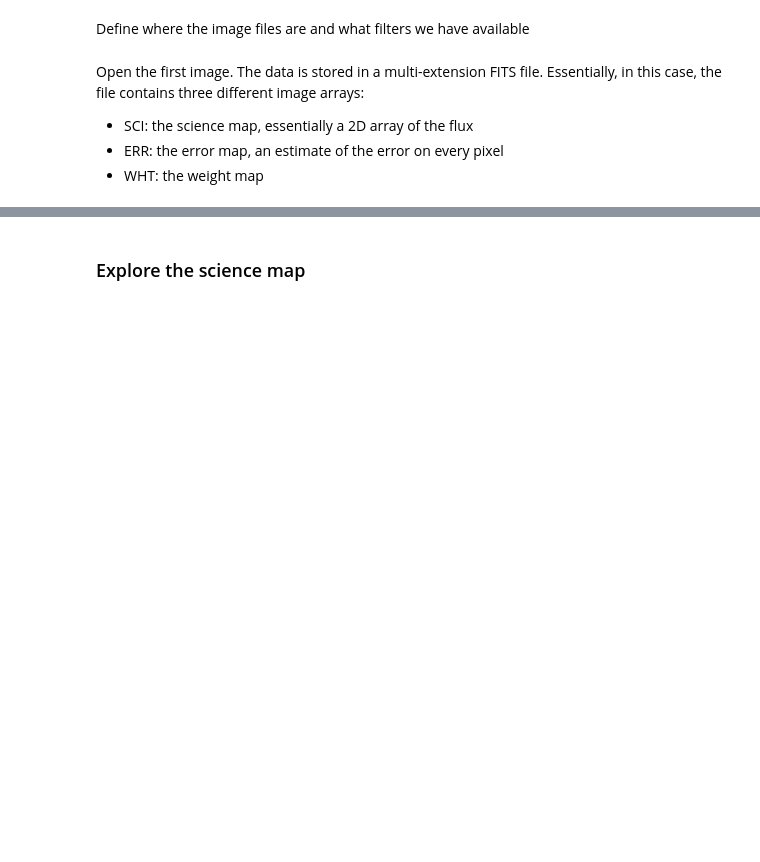
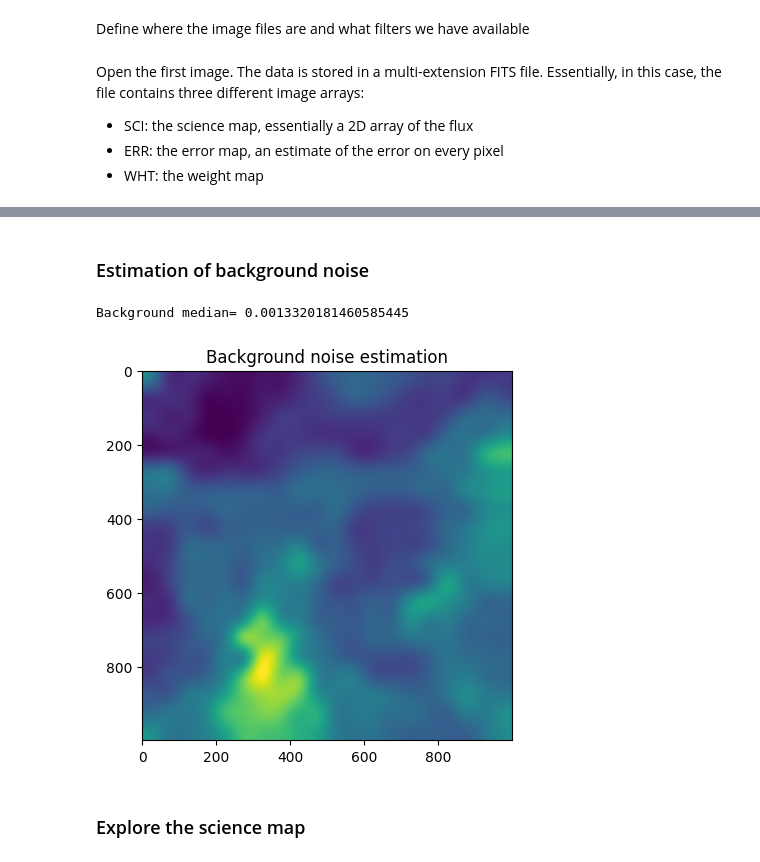
Before and after one commit to stephenmwilkins/jwst_imaging_workshop, a Jupyter notebook: workbooks/basic_image_analysis.ipynb, the cells around one changed output, grey strips where cells are left out. Drawn from its saved outputs; the diff is of its cells as text; code cells hidden in the pictures; blank space fills up the shorter version.

```diff
--- a/workbooks/basic_image_analysis.ipynb
+++ b/workbooks/basic_image_analysis.ipynb
@@ -42,3 +44,17 @@ No.    Name      Ver    Type      Cards   Dimensions   Format
+# %% [markdown]
+### Estimation of background noise
+# %%
+# grab the extension holding the science image
+hdu = hdul['SCI']
+bg_est=MedianBackground()
+sig_clip=SigmaClip(sigma=3.0)
+bg=Background2D(hdu.data,box_size=(50,50),filter_size=(3,3),bkg_estimator=bg_est,sigma_clip=sig_clip)
+plt.imshow(bg.background)
+plt.title("Background noise estimation")
+print("Background median=",bg.background_median)
+# %% [output]
+Background median= 0.0013320181460585445
+[figure, added]
 # %% [markdown]
 ### Explore the science map
 # %% [markdown]
```
Also changed, not shown: parts of 4 cells of this notebook, 2 other files.
